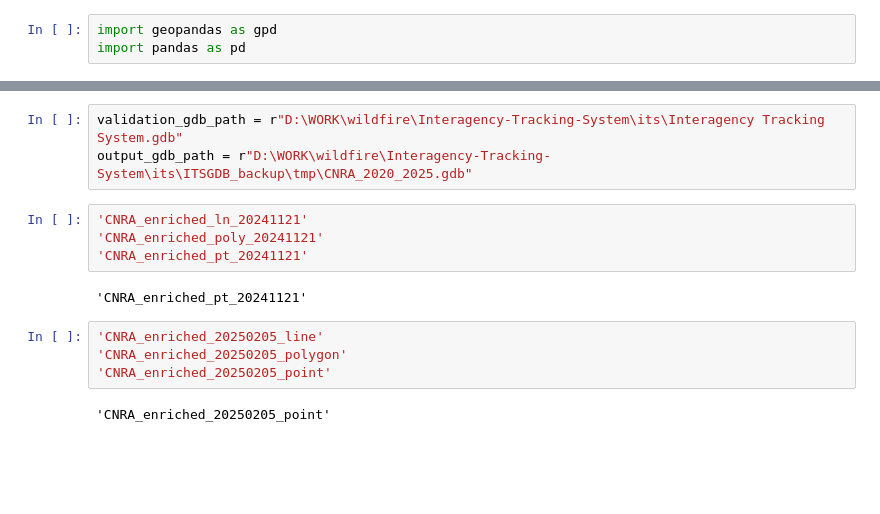
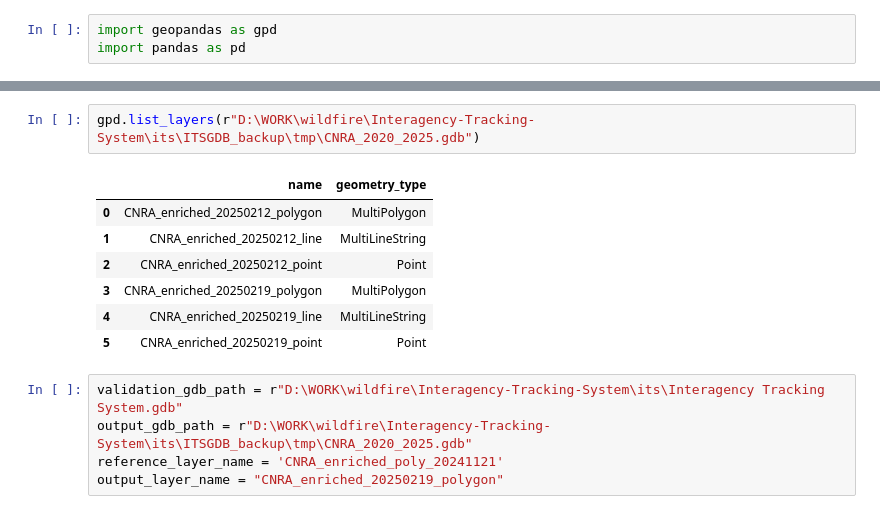
Before and after one commit to klinucsd/interagency-tracking-system, a Jupyter notebook: notebooks/Validate.ipynb, the cells around one changed output, grey strips where cells are left out. Cells and saved outputs as stored; diff of their text form; blank space fills up the shorter version.

```diff
--- a/notebooks/Validate.ipynb
+++ b/notebooks/Validate.ipynb
@@ -4,15 +37,15 @@ import pandas as pd
+# %%
+gpd.list_layers(r"D:\WORK\wildfire\Interagency-Tracking-System\its\ITSGDB_backup\tmp\CNRA_2020_2025.gdb")
+# %% [output]
+|  | name | geometry_type |
+| 0 | CNRA_enriched_20250212_polygon | MultiPolygon |
+| 1 | CNRA_enriched_20250212_line | MultiLineString |
+| 2 | CNRA_enriched_20250212_point | Point |
+| 3 | CNRA_enriched_20250219_polygon | MultiPolygon |
+| 4 | CNRA_enriched_20250219_line | MultiLineString |
+| 5 | CNRA_enriched_20250219_point | Point |
 # %%
 validation_gdb_path = r"D:\WORK\wildfire\Interagency-Tracking-System\its\Interagency Tracking System.gdb"
 output_gdb_path = r"D:\WORK\wildfire\Interagency-Tracking-System\its\ITSGDB_backup\tmp\CNRA_2020_2025.gdb"
+reference_layer_name = 'CNRA_enriched_poly_20241121'
+output_layer_name = "CNRA_enriched_20250219_polygon"
-# %%
-'CNRA_enriched_ln_20241121'
-'CNRA_enriched_poly_20241121'
-'CNRA_enriched_pt_20241121'
-# %% [output]
-'CNRA_enriched_pt_20241121'
-# %%
-'CNRA_enriched_20250205_line'
-'CNRA_enriched_20250205_polygon'
-'CNRA_enriched_20250205_point'
-# %% [output]
-'CNRA_enriched_20250205_point'
```
Also changed, not shown: parts of 28 cells of this notebook, 7 other files.
